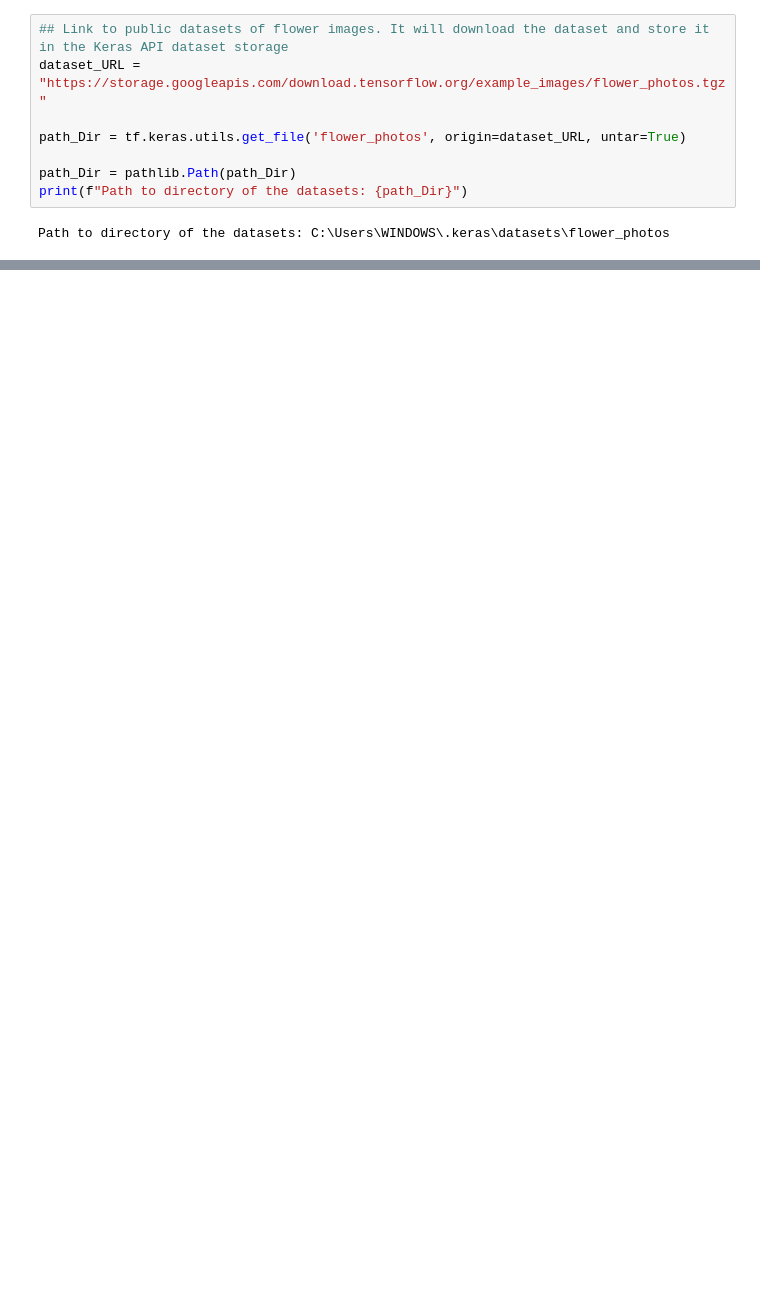
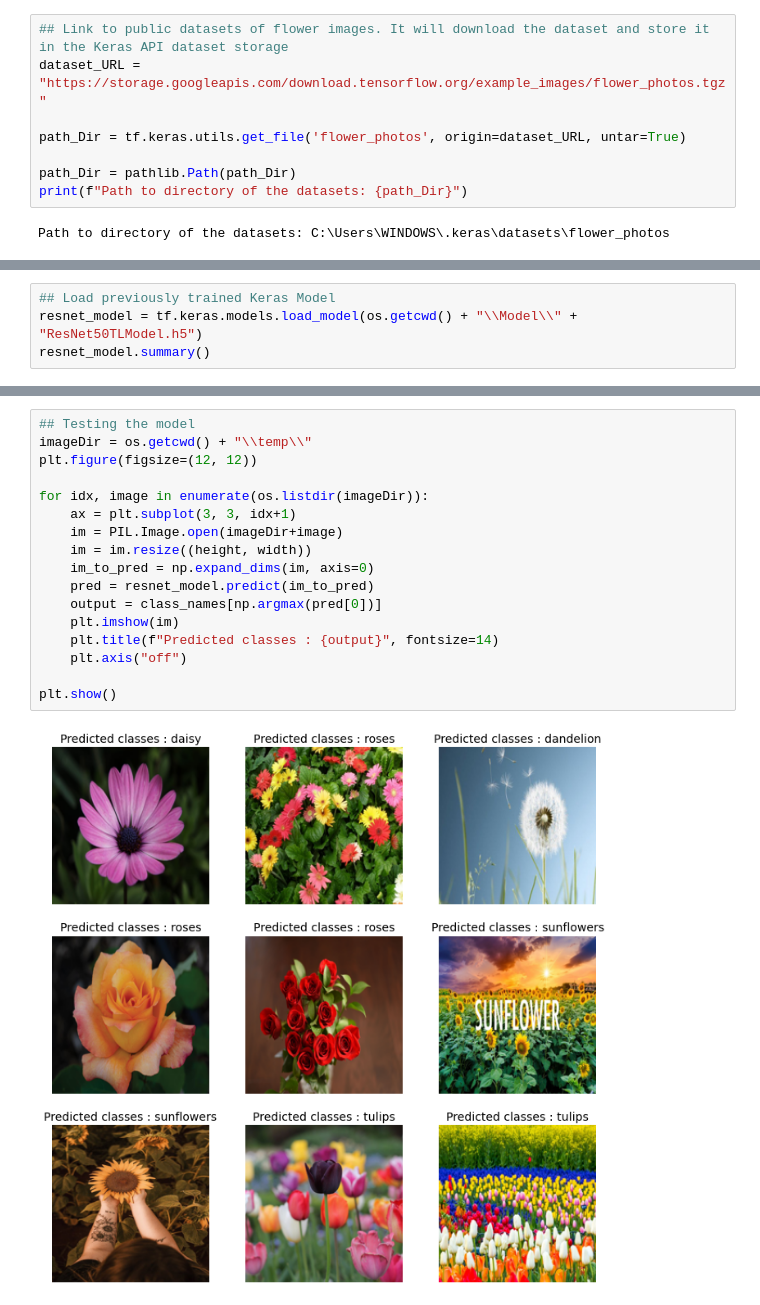
Before and after one commit to ramadhanaraz/ResNet50TransferLearningDemo, a Jupyter notebook: ResNet50Transfer.ipynb, the cells around one changed output, grey strips where cells are left out. Cells and saved outputs as stored; diff of their text form; blank space fills up the shorter version.

```diff
--- a/ResNet50Transfer.ipynb
+++ b/ResNet50Transfer.ipynb
@@ -113,0 +204,4 @@ num_class =
+# %%
+## Load previously trained Keras Model
+resnet_model = tf.keras.models.load_model(os.getcwd() + "\\Model\\" + "ResNet50TLModel.h5")
+resnet_model.summary()
@@ -113,0 +226,19 @@ num_class =
+# %%
+## Testing the model
+imageDir = os.getcwd() + "\\temp\\"
+plt.figure(figsize=(12, 12))
+
+for idx, image in enumerate(os.listdir(imageDir)):
+    ax = plt.subplot(3, 3, idx+1)
+    im = PIL.Image.open(imageDir+image)
+    im = im.resize((height, width))
+    im_to_pred = np.expand_dims(im, axis=0)
+    pred = resnet_model.predict(im_to_pred)
+    output = class_names[np.argmax(pred[0])]
+    plt.imshow(im)
+    plt.title(f"Predicted classes : {output}", fontsize=14)
+    plt.axis("off")
+
+plt.show()
+# %% [output]
+[figure, added]
```
Also changed, not shown: parts of 9 cells of this notebook.
